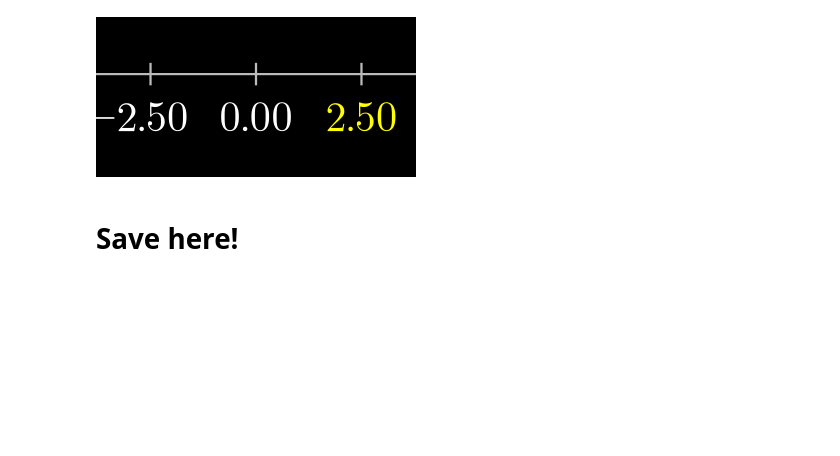
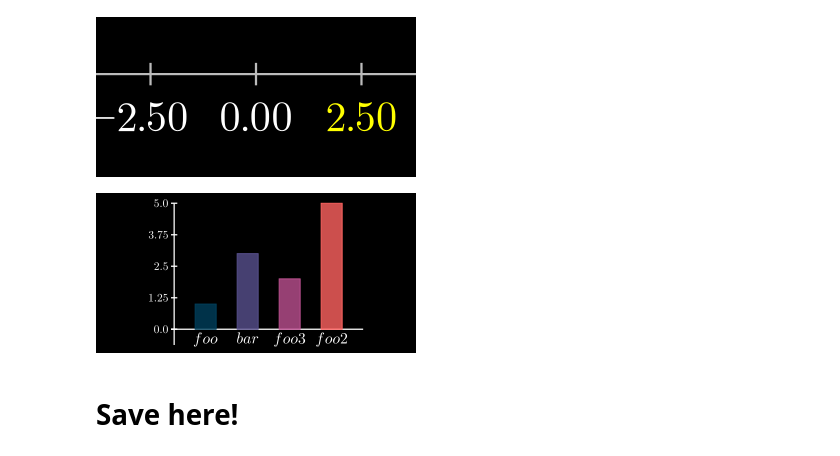
Before and after one commit to kolibril13/mobject-gallery, a Jupyter notebook: Mobjects_Basics.ipynb, the cells around one changed output. Saved outputs shown, nothing was run; the diff lists cells and outputs as text; code cells hidden in the pictures; blank space fills up the shorter version.

```diff
--- a/Mobjects_Basics.ipynb
+++ b/Mobjects_Basics.ipynb
@@ -943,6 +991,50 @@ mob.numbers[2].set_color(YELLOW)
 name_snippet_pairs[image_full_name] = snippet
 # %% [output]
 [figure]
+# %%
+%%manim $params
+
+class Example(ZoomedScene):
+    def construct(self):
+        vals = [1, 3, 2, 5]
+        labels = [
+            "foo",
+            "bar",
+            "foo3",
+            "foo2",
+        ]
+        colors = ["#003f5c", "#58508d", "#bc5090", "#ff6361"]
+        bar = BarChart(
+            vals,
+            max_value=max(vals),
+            bar_colors=colors,
+            bar_names=labels,
+            bar_label_scale_val=1,
+        )
+        self.add(bar)
+        self.camera.frame.scale(1/1.4)
+###******
+image_full_name = "BarChart.png"
+snippet = """
+vals = [1, 3, 2, 5]
+labels = [
+    "foo",
+    "bar",
+    "foo3",
+    "foo2",
+]
+colors = ["#003f5c", "#58508d", "#bc5090", "#ff6361"]
+bar = BarChart(
+    vals,
+    max_value=max(vals),
+    bar_colors=colors,
+    bar_names=labels,
+    bar_label_scale_val=1,
+)
+"""
+name_snippet_pairs[image_full_name] = snippet
+# %% [output]
+[figure, added]
 # %% [markdown]
 # Save here!
 # %%
```
Also changed, not shown: parts of 4 cells of this notebook, 48 other files.
